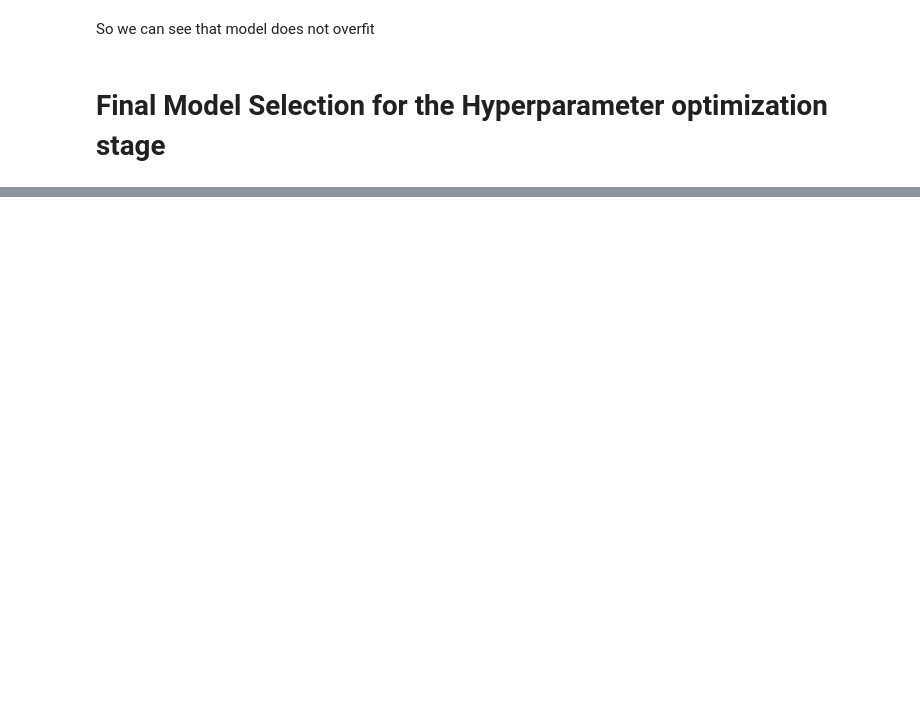
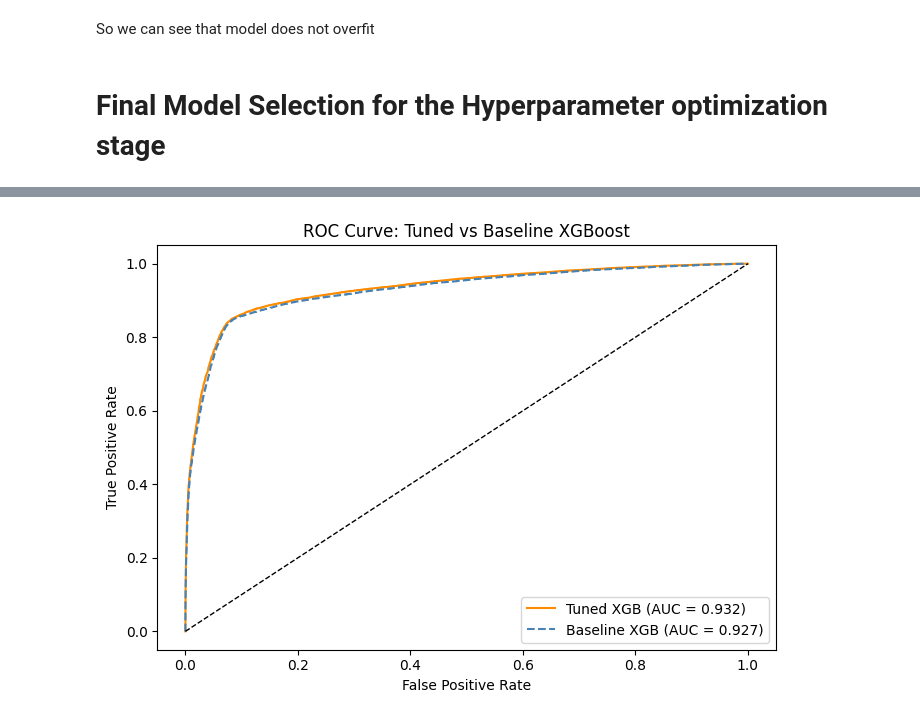
Before and after one commit to Kaveesha-Madhushan17/Model-X-Competition-phase-1, a Jupyter notebook: model_x_dimentia.ipynb, the cells around one changed output, grey strips where cells are left out. Saved outputs shown, nothing was run; the diff lists cells and outputs as text; code cells hidden in the pictures; blank space fills up the shorter version.

```diff
--- a/model_x_dimentia.ipynb
+++ b/model_x_dimentia.ipynb
@@ -1632,0 +1517,23 @@ plt.show()
+# %%
+
+# 4) ROC Curve comparison vs baseline XGBoost
+fpr_tuned, tpr_tuned, _ = roc_curve(y_test, xgb_pred_proba_tuned)
+
+# Baseline predictions' probabilities should already exist as xgb_pred_proba
+fpr_base, tpr_base, _ = roc_curve(y_test, xgb_pred_proba)
+# %%
+
+auc_base = roc_auc_score(y_test, xgb_pred_proba)
+
+plt.figure(figsize=(7, 5))
+plt.plot(fpr_tuned, tpr_tuned, label=f'Tuned XGB (AUC = {roc_auc_tuned_final:.3f})', color='darkorange')
+plt.plot(fpr_base, tpr_base, label=f'Baseline XGB (AUC = {auc_base:.3f})', color='steelblue', linestyle='--')
+plt.plot([0, 1], [0, 1], 'k--', linewidth=1)
+plt.xlabel('False Positive Rate')
+plt.ylabel('True Positive Rate')
+plt.title('ROC Curve: Tuned vs Baseline XGBoost')
+plt.legend(loc='lower right')
+plt.tight_layout()
+plt.show()
+# %% [output]
+[figure, added]
```
Also changed, not shown: parts of 58 cells of this notebook.
